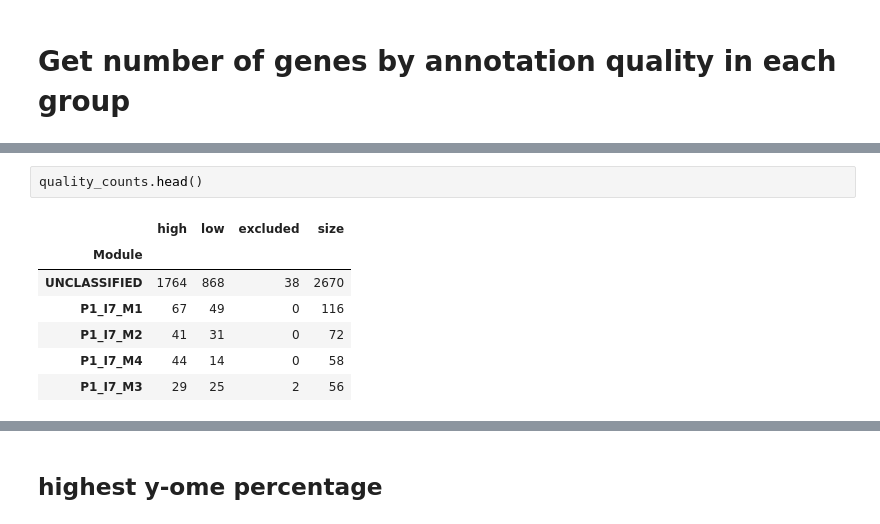
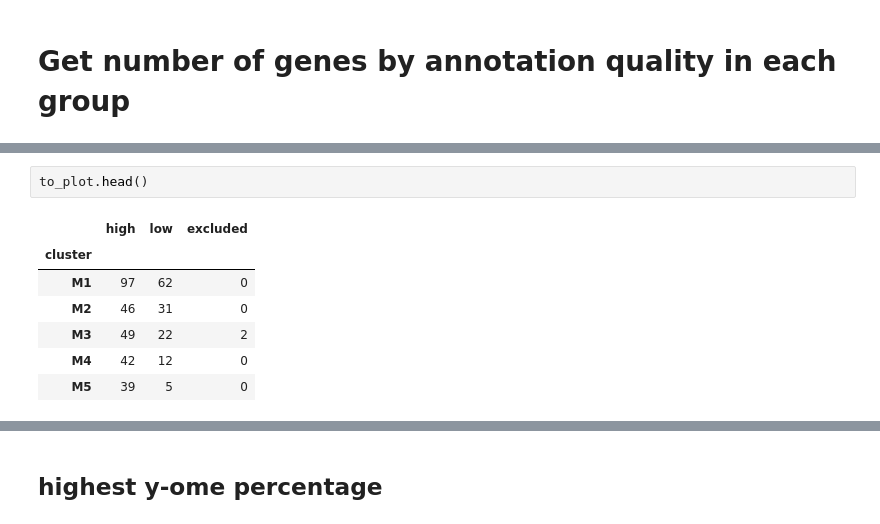
Before and after one commit to zakandrewking/y-ome, a Jupyter notebook: notebooks/18..10.30 co-expression.ipynb, the cells around one changed output, grey strips where cells are left out. Cells and saved outputs as stored; diff of their text form.

```diff
--- a/notebooks/18..10.30 co-expression.ipynb
+++ b/notebooks/18..10.30 co-expression.ipynb
@@ -133,10 +174,10 @@ quality_counts = quality_counts.astype(int)
 # %%
-quality_counts.head()
+to_plot.head()
 # %% [output]
-|  | high | low | excluded | size |
-| Module |  |  |  |  |
-| UNCLASSIFIED | 1764 | 868 | 38 | 2670 |
-| P1_I7_M1 | 67 | 49 | 0 | 116 |
-| P1_I7_M2 | 41 | 31 | 0 | 72 |
-| P1_I7_M4 | 44 | 14 | 0 | 58 |
-| P1_I7_M3 | 29 | 25 | 2 | 56 |
+|  | high | low | excluded |
+| cluster |  |  |  |
+| M1 | 97 | 62 | 0 |
+| M2 | 46 | 31 | 0 |
+| M3 | 49 | 22 | 2 |
+| M4 | 42 | 12 | 0 |
+| M5 | 39 | 5 | 0 |
```
Also changed, not shown: parts of 24 cells of this notebook, 1 other file.
